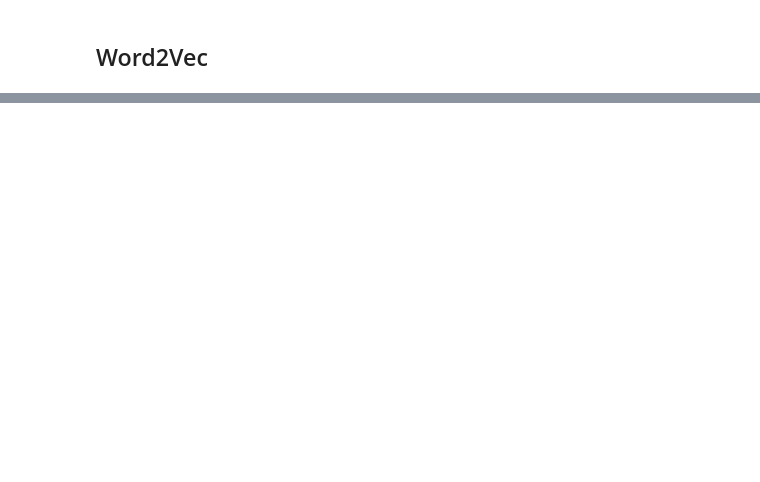
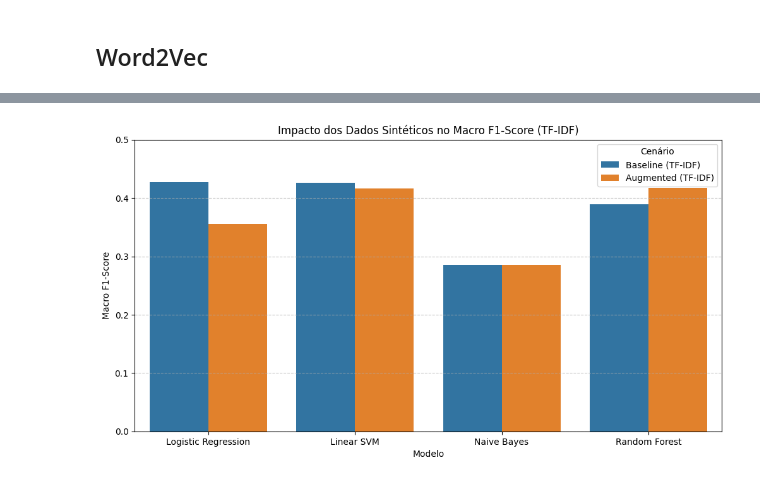
Before and after one commit to Joaoplims/NLP_Gametox, a Jupyter notebook: NLP_Gametox.ipynb, the cells around one changed output, grey strips where cells are left out. Drawn from its saved outputs; the diff is of its cells as text; code cells hidden in the pictures; blank space fills up the shorter version.

Commit message:
Feat: Geracao dados sinteticos

```diff
--- a/NLP_Gametox.ipynb
+++ b/NLP_Gametox.ipynb
@@ -579,0 +871,2 @@ Macro F1-Score: 0.3573
+# %%
+dataset_sintetico = "https://raw.githubusercontent.com/Joaoplims/NLP_Gametox/refs/heads/main/synthetic_gametox_qwen.csv"
@@ -579,0 +933,16 @@ Macro F1-Score: 0.3573
+# %%
+# 1. Aplicar pré-processamento no dataset aumentado
+train_augmented['message_preprocessed'] = train_augmented['message'].apply(preprocess_gamer_text)
+
+# 2. Re-vetorização TF-IDF do conjunto aumentado
+# Usamos o mesmo vetorizador tfidf_vect ajustado anteriormente para manter a consistência das features
+X_train_aug_tfidf = tfidf_vect.transform(train_augmented['message_preprocessed'])
+y_train_aug = train_augmented['label']
+
+# 3. Re-vetorização Word2Vec do conjunto aumentado
+# Criamos os vetores médios baseados no modelo Word2Vec já treinado no corpus real
+X_train_aug_w2v = np.array([get_average_word2vec(text.split(), w2v_model, 100) for text in train_augmented['message_preprocessed']])
+
+print("=== VETORIZAÇÃO DO DATASET AUMENTADO CONCLUÍDA ===")
+print(f"Shape TF-IDF (Aumentado): {X_train_aug_tfidf.shape}")
+print(f"Shape Word2Vec (Aumentado): {X_train_aug_w2v.shape}")
@@ -579,0 +1078,71 @@ Macro F1-Score: 0.3573
+# %%
+import matplotlib.pyplot as plt
+import seaborn as sns
+import pandas as pd
+from sklearn.metrics import recall_score
+
+# 1. Preparação dos dados para a tabela comparativa
+data = {
+    'Modelo': ['Logistic Regression', 'Linear SVM', 'Naive Bayes', 'Random Forest'],
+    'Baseline (TF-IDF)': [
+        f1_score(y_test, y_pred_lr, average='macro'),
+        f1_score(y_test, y_pred_svm, average='macro'),
+        f1_score(y_test, y_pred_nb, average='macro'),
+        f1_score(y_test, y_pred_rf, average='macro')
+    ],
+    'Augmented (TF-IDF)': [
+        results_aug['LR'],
+        results_aug['SVM'],
+        results_aug['NB'],
+        results_aug['RF']
+    ],
+    'Baseline (W2V)': [
+        f1_score(y_test, y_pred_lr_w2v, average='macro'),
+        f1_score(y_test, y_pred_svm_w2v, average='macro'),
+        f1_score(y_test, y_pred_nb_w2v, average='macro'),
+        f1_score(y_test, y_pred_rf_w2v, average='macro')
+    ],
+    'Augmented (W2V)': [
+        results_aug_w2v['LR'],
+        results_aug_w2v['SVM'],
+        results_aug_w2v['NB'],
+        results_aug_w2v['RF']
+    ]
+}
+
+df_results = pd.DataFrame(data)
+
+print("=== TABELA COMPARATIVA DE DESEMPENHO (MACRO F1-SCORE) ===")
+# Correção: Aplicar destaque apenas nas colunas numéricas
+display(df_results.style.highlight_max(axis=1, color='darkgreen', subset=df_results.columns[1:]))
+
+# 2. Gráfico de Comparação Geral
+plt.figure(figsize=(12, 6))
+df_plot = pd.melt(df_results, id_vars=['Modelo'], value_vars=['Baseline (TF-IDF)', 'Augmented (TF-IDF)'],
+                  var_name='Cenário', value_name='Macro F1-Score')
+
+sns.barplot(data=df_plot, x='Modelo', y='Macro F1-Score', hue='Cenário')
+plt.title('Impacto dos Dados Sintéticos no Macro F1-Score (TF-IDF)')
+plt.ylim(0, 0.5)
+plt.grid(axis='y', linestyle='--', alpha=0.7)
+plt.show()
+
+# 3. Comparação de Recall por Classe (Melhor Modelo TF-IDF: Random Forest)
+classes_min = [3.0, 4.0, 5.0]
+labels_min = [class_mapping[c] for c in classes_min]
+
+recalls_base = [recall_score(y_test, y_pred_rf, labels=[c], average='macro') for c in classes_min]
+recalls_aug = [recall_score(y_test, y_pred_rf_aug, labels=[c], average='macro') for c in classes_min]
+
+df_recall = pd.DataFrame({
+    'Classe': labels_min,
+    'Baseline': recalls_base,
+    'Aumentado': recalls_aug
+}).melt(id_vars='Classe', var_name='Cenário', value_name='Recall')
+
+plt.figure(figsize=(10, 5))
+sns.barplot(data=df_recall, x='Classe', y='Recall', hue='Cenário', palette='viridis')
+plt.title('Melhoria no Recall das Classes Minoritárias (Random Forest TF-IDF)')
+plt.ylabel('Recall (Sensibilidade)')
+plt.show()
+# %% [output]
@@ -579,0 +1155 @@ Macro F1-Score: 0.3573
+[figure, added]
```
Also changed, not shown: parts of 24 cells of this notebook.
